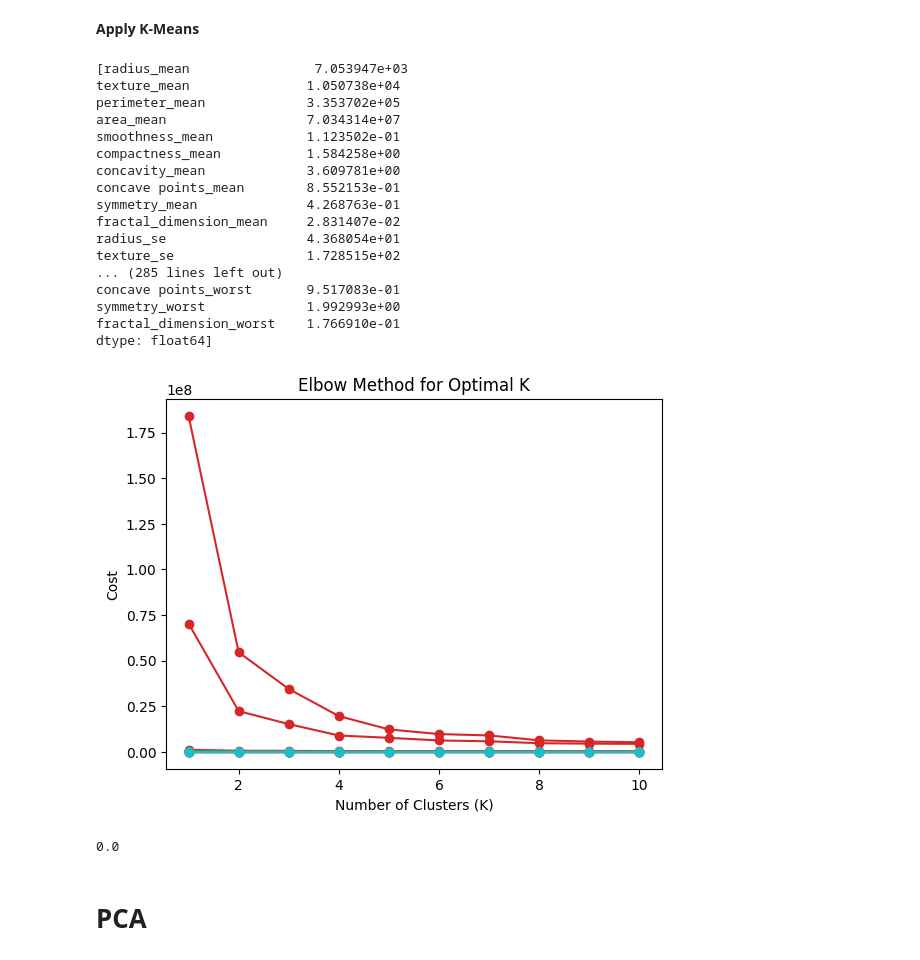
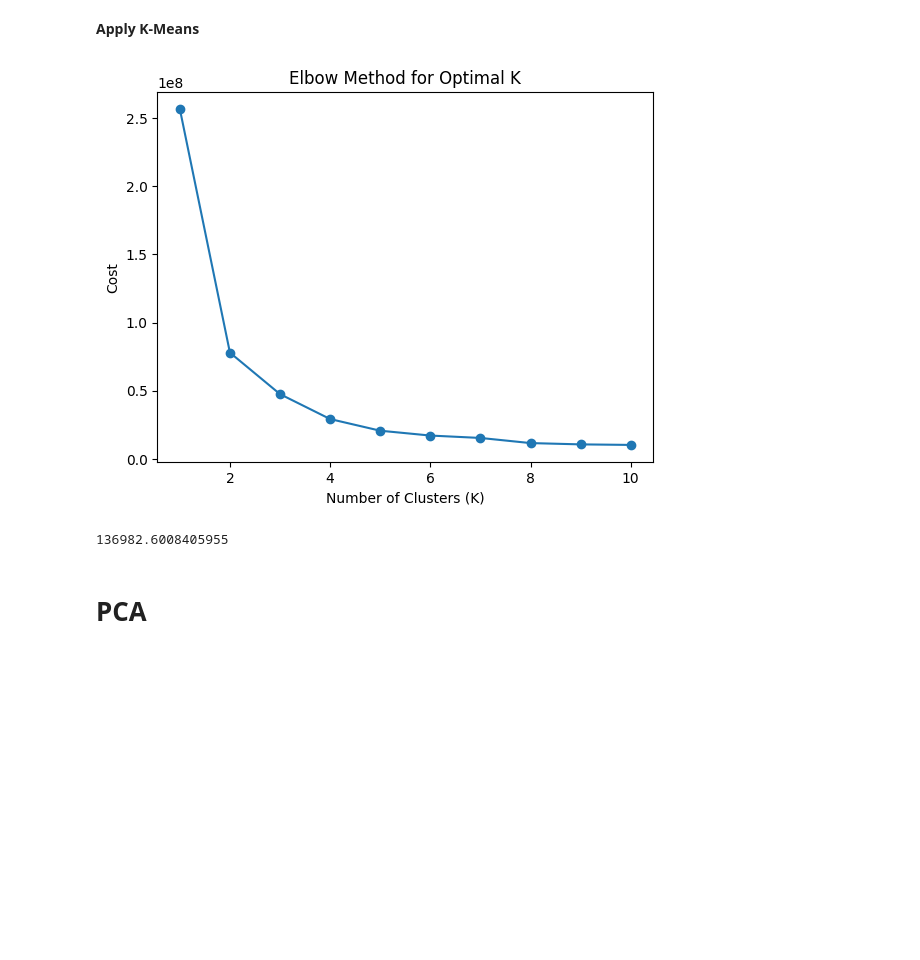
Before and after one commit to Asser146/ML-Assignments, a Jupyter notebook: Assignment4/Unsupervised.ipynb, the cells around one changed output. Saved outputs shown, nothing was run; the diff lists cells and outputs as text; code cells hidden in the pictures; blank space fills up the shorter version.

```diff
--- a/Assignment4/Unsupervised.ipynb
+++ b/Assignment4/Unsupervised.ipynb
@@ -50,66 +61,22 @@ def kmeans(X, k, max_iters=100, tol=0.0001):
 
     return centroids, labels
 # %%
-def find_elbow_point(costs):
-    # Calculate the first derivative of costs
-    first_derivative = np.diff(costs)
-
-    # Find the index where the first derivative starts decreasing significantly
-    threshold = 0.1  # Adjust this threshold based on your data and requirements
-    elbow_index = np.argmax(first_derivative < -threshold) + 1
-
-    return elbow_index
-
 def elbow_method(X, max_clusters=10):
     costs = []
     for k in range(1, max_clusters + 1):
         centroids, labels = kmeans(X, k)
-        cost = np.sum((X - centroids[labels]) ** 2)
+        cost = np.sum((X.values - centroids[labels]) ** 2)
         costs.append(cost)
-    print(costs)
 
     plt.plot(range(1, max_clusters + 1), costs, marker='o')
     plt.title('Elbow Method for Optimal K')
     plt.xlabel('Number of Clusters (K)')
     plt.ylabel('Cost')
     plt.show()
-
-    # Find the elbow point
-    elbow_k = find_elbow_point(costs)
-    return elbow_k
 # %% [markdown]
 **Apply K-Means**
-# %%
-# Elbow is at 2
-optimal_k = elbow_method(df,10)
-centroids , labels = kmeans(df , optimal_k)
-# Create a dictionary for label mapping
-label_mapping = {i: str(i) for i in np.unique(labels)}
-
-# Map labels to their corresponding values
-mapped_labels = np.array([label_mapping[i] for i in labels])
-accuracy = accuracy_score(target,mapped_labels)
-# if labels are flipped
-if accuracy<0.5:
-  accuarcy = 1-accuracy
-print(accuracy)
-# %% [output]
-[radius_mean                7.053947e+03
-texture_mean               1.050738e+04
-perimeter_mean             3.353702e+05
-area_mean                  7.034314e+07
-smoothness_mean            1.123502e-01
-compactness_mean           1.584258e+00
-concavity_mean             3.609781e+00
-concave points_mean        8.552153e-01
-symmetry_mean              4.268763e-01
-fractal_dimension_mean     2.831407e-02
-radius_se                  4.368054e+01
-texture_se                 1.728515e+02
-... (285 lines left out)
-concave points_worst       9.517083e-01
-symmetry_worst             1.992993e+00
-fractal_dimension_worst    1.766910e-01
-dtype: float64]
-[figure, removed]
-0.0
+# %%
+# Plotting the elbow graph
+elbow_method(df, 10)
+# %% [output]
+[figure, added]
@@ -116,3 +86,10 @@ dtype: float64]
+# %%
+cost = 0
+cost = np.sum((df.values - centroids[labels]) ** 2)
+cost = cost / df.shape[0]
+print(cost)
+# %% [output]
+136982.6008405955
 # %% [markdown]
 # PCA
 # %% [markdown]
```
Also changed, not shown: parts of 16 cells of this notebook.
